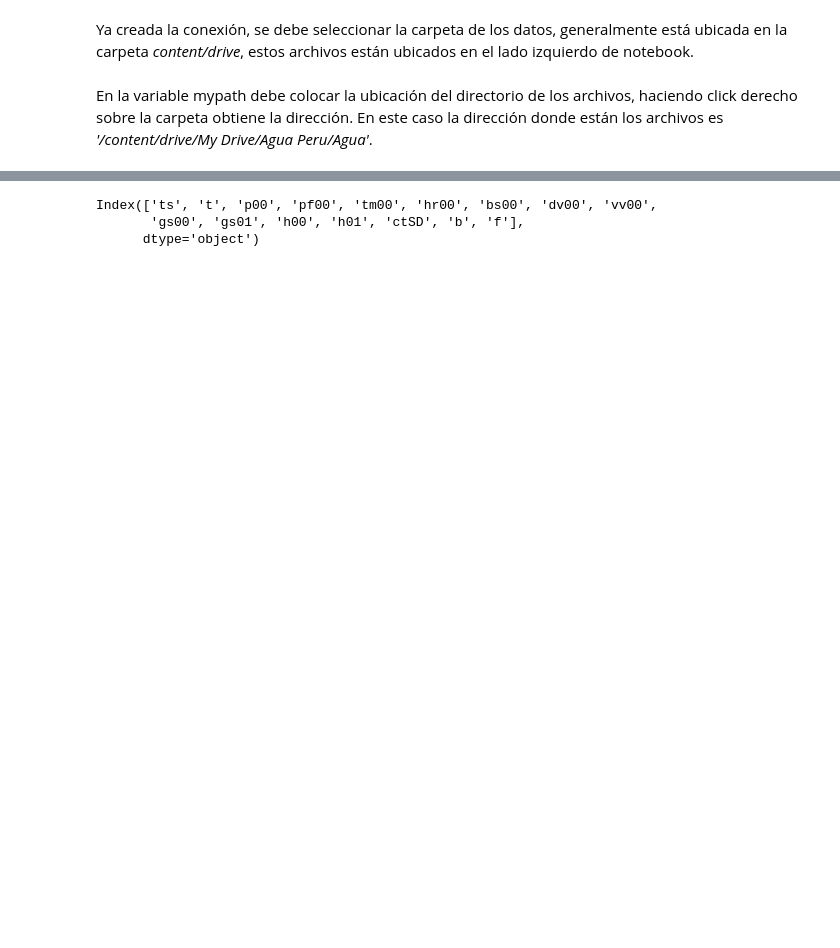
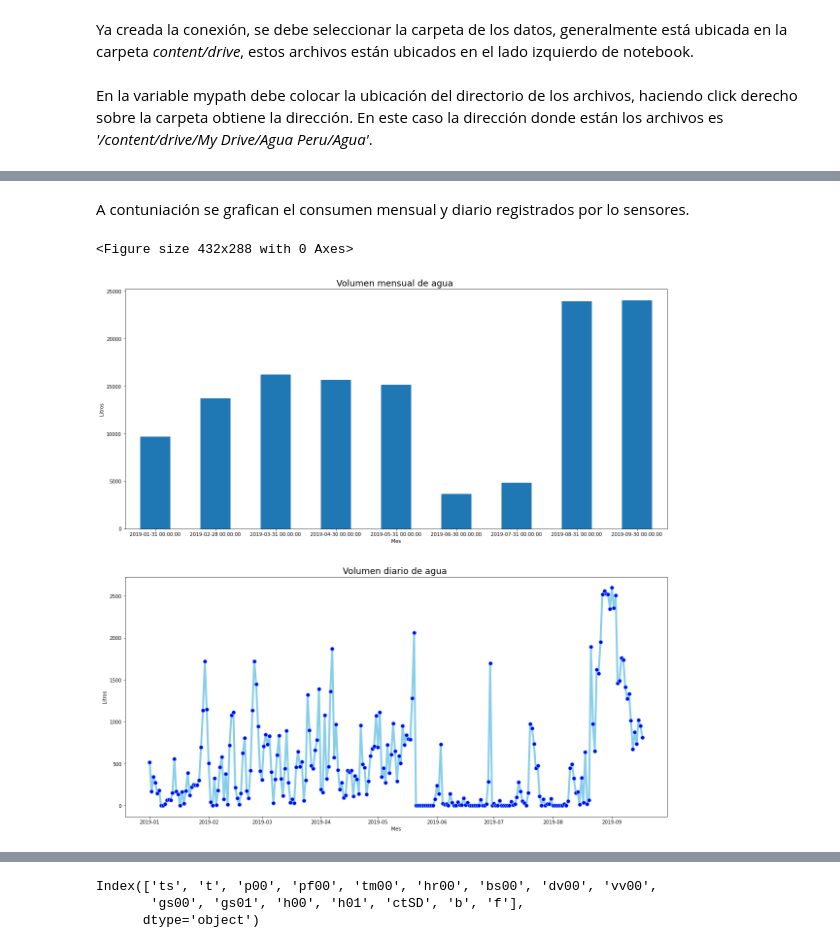
Before and after one commit to j-river1/Sensores_Caudal, a Jupyter notebook: Sensores_Caudal.ipynb, the cells around one changed output, grey strips where cells are left out. Saved outputs shown, nothing was run; the diff lists cells and outputs as text; code cells hidden in the pictures; blank space fills up the shorter version.

```diff
--- a/Sensores_Caudal.ipynb
+++ b/Sensores_Caudal.ipynb
@@ -242,0 +233,8 @@ show(column(p, select))
+# %% [markdown]
+A contuniación se grafican el consumen mensual y diario registrados por lo sensores.
+# %%
+datos = transformacion(datos_unidos)
+graficas_volumen(datos, clase= 1)
+# %% [output]
+<Figure size 432x288 with 0 Axes>
+[figure, added]
```
Also changed, not shown: parts of 9 cells of this notebook.
